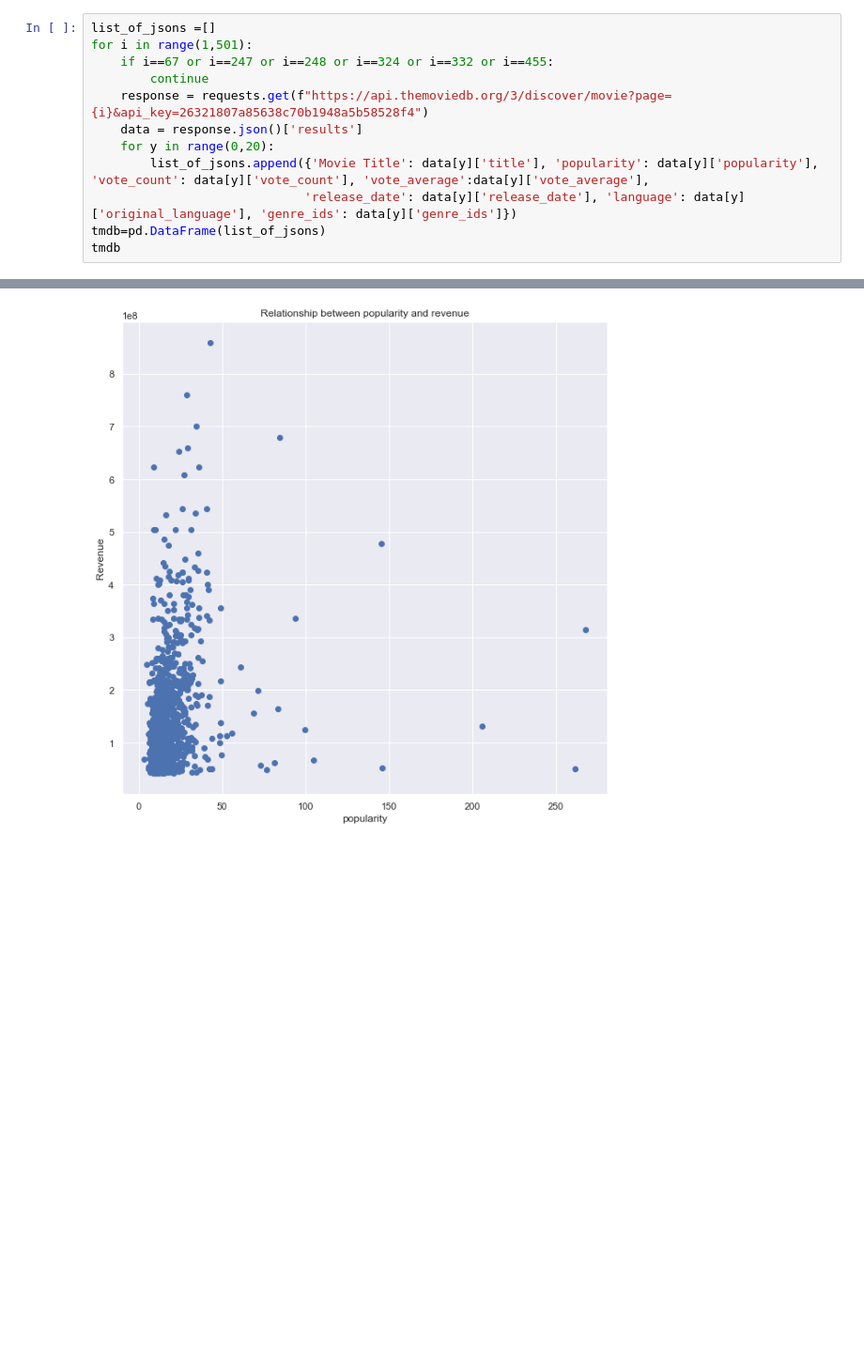
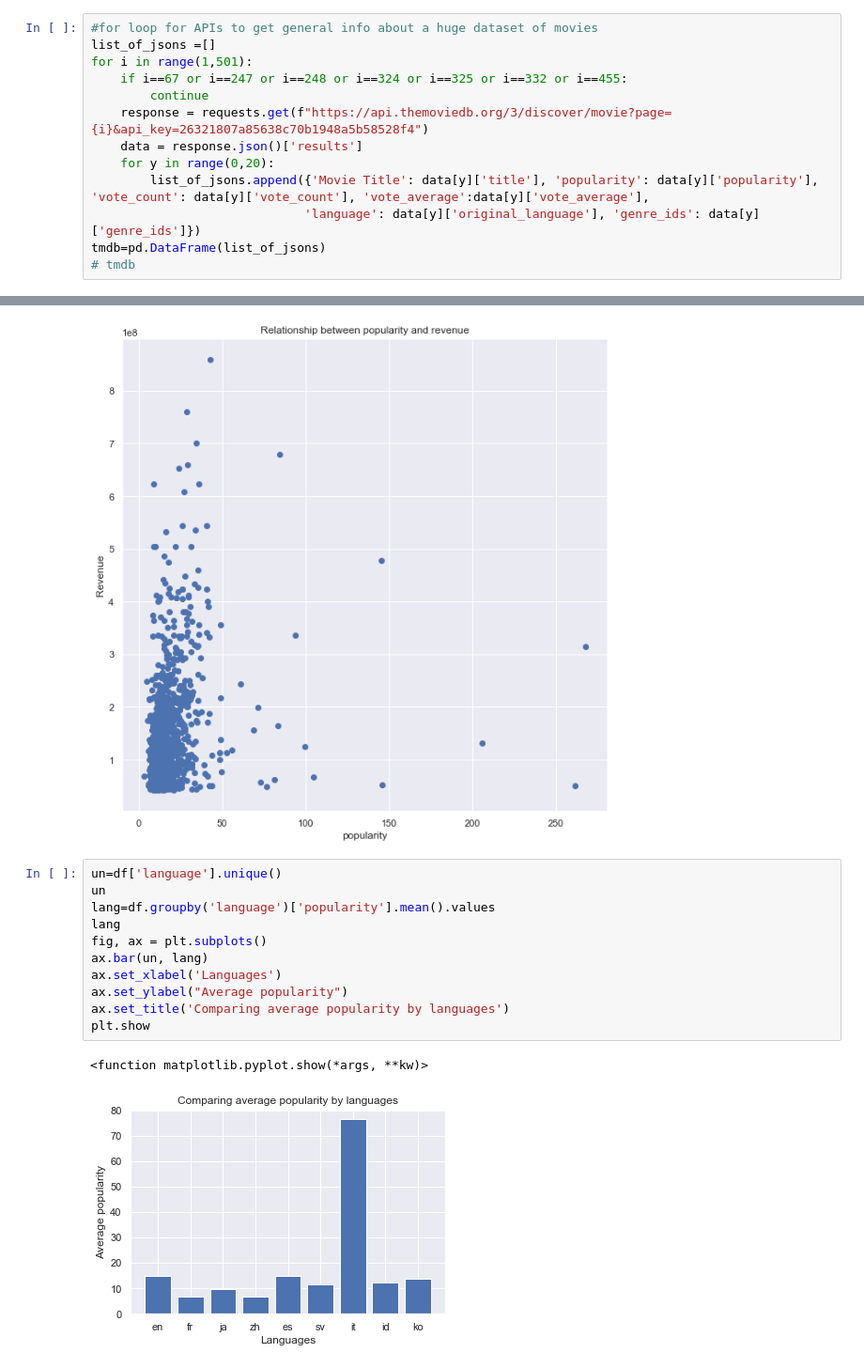
Before and after one commit to samraykhman/mod1mediaproject, a Jupyter notebook: Collection of Revenues.ipynb, the cells around one changed output, grey strips where cells are left out. Shown: that part at 94% size. Drawn from its saved outputs; the diff is of its cells as text; blank space fills up the shorter version.

```diff
--- a/Collection of Revenues.ipynb
+++ b/Collection of Revenues.ipynb
@@ -168,12 +57,13 @@ top2000
 # %%
+#for loop for APIs to get general info about a huge dataset of movies
 list_of_jsons =[]
 for i in range(1,501):
-    if i==67 or i==247 or i==248 or i==324 or i==332 or i==455:
+    if i==67 or i==247 or i==248 or i==324 or i==325 or i==332 or i==455:
         continue
     response = requests.get(f"https://api.themoviedb.org/3/discover/movie?page={i}&api_key=26321807a85638c70b1948a5b58528f4")
     data = response.json()['results']
     for y in range(0,20):
         list_of_jsons.append({'Movie Title': data[y]['title'], 'popularity': data[y]['popularity'], 'vote_count': data[y]['vote_count'], 'vote_average':data[y]['vote_average'],
-                             'release_date': data[y]['release_date'], 'language': data[y]['original_language'], 'genre_ids': data[y]['genre_ids']})
+                             'language': data[y]['original_language'], 'genre_ids': data[y]['genre_ids']})
 tmdb=pd.DataFrame(list_of_jsons)
-tmdb
+# tmdb
@@ -305,3 +127,17 @@ ax.set_title('Relationship between popularity and revenue')
 plt.show()
 # %% [output]
 [figure]
+# %%
+un=df['language'].unique()
+un
+lang=df.groupby('language')['popularity'].mean().values
+lang
+fig, ax = plt.subplots()
+ax.bar(un, lang)
+ax.set_xlabel('Languages')
+ax.set_ylabel("Average popularity")
+ax.set_title('Comparing average popularity by languages')
+plt.show
+# %% [output]
+<function matplotlib.pyplot.show(*args, **kw)>
+[figure, added]
```
Also changed, not shown: parts of 30 cells of this notebook.
